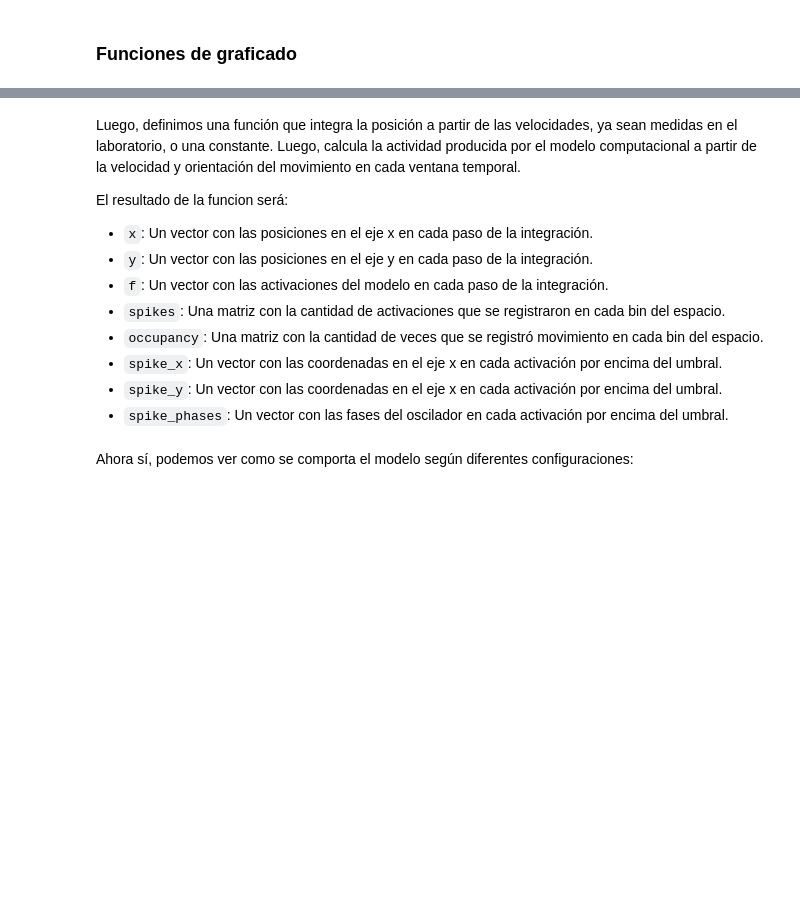
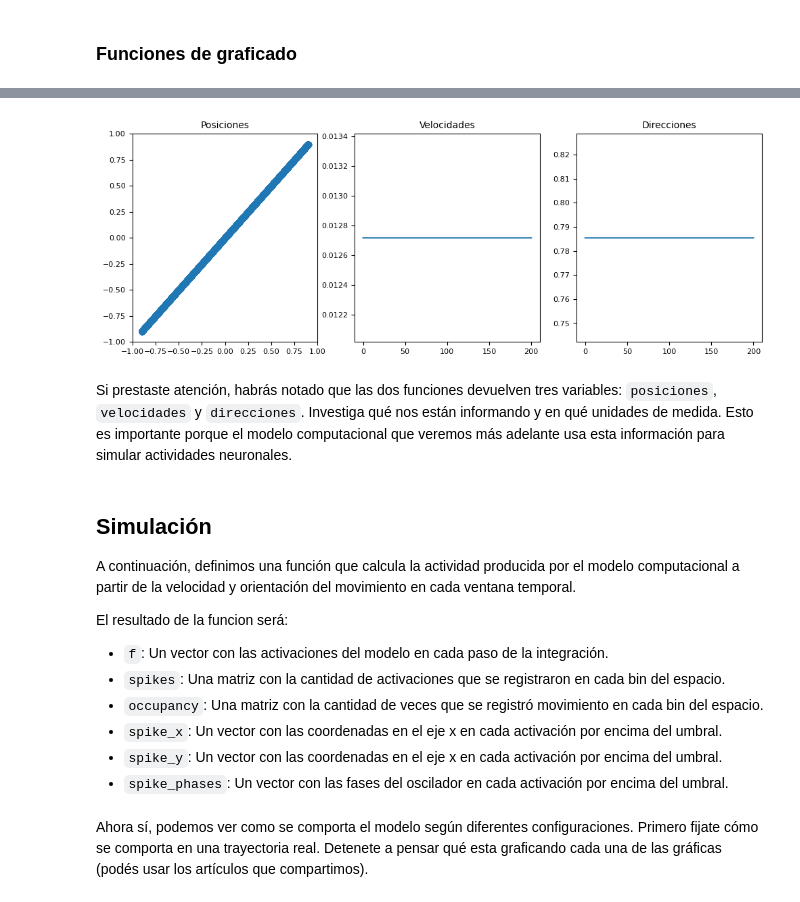
Before and after one commit to MaestriaCienciasCognitivas/ncc, a Jupyter notebook: book/notebooks/S14_Practico11.ipynb, the cells around one changed output, grey strips where cells are left out. Saved outputs shown, nothing was run; the diff lists cells and outputs as text; code cells hidden in the pictures; blank space fills up the shorter version.

```diff
--- a/book/notebooks/S14_Practico11.ipynb
+++ b/book/notebooks/S14_Practico11.ipynb
@@ -90,10 +204,17 @@ n_spatial_bins = 60
+# %%
+posiciones, velocidades, direcciones = generar_trayectoria(t, theta=np.pi / 4)
+visualizar_trayectoria(posiciones, velocidades, direcciones)
+# %% [output]
+[figure, added]
+# %% [markdown]
+Si prestaste atención, habrás notado que las dos funciones devuelven tres variables: `posiciones`, `velocidades` y `direcciones`. Investiga qué nos están informando y en qué unidades de medida. Esto es importante porque el modelo computacional que veremos más adelante usa esta información para simular actividades neuronales.
 # %% [markdown]
-Luego, definimos una función que integra la posición a partir de las velocidades, ya sean medidas en el laboratorio, o una constante. Luego, calcula la actividad producida por el modelo computacional a partir de la velocidad y orientación del movimiento en cada ventana temporal.
+## Simulación
+
+A continuación, definimos una función que calcula la actividad producida por el modelo computacional a partir de la velocidad y orientación del movimiento en cada ventana temporal.
 
 El resultado de la funcion será:
 
-- `x`: Un vector con las posiciones en el eje x en cada paso de la integración.
-- `y`: Un vector con las posiciones en el eje y en cada paso de la integración.
 - `f`: Un vector con las activaciones del modelo en cada paso de la integración.
 - `spikes`: Una matriz con la cantidad de activaciones que se registraron en cada bin del espacio.
 - `occupancy`: Una matriz con la cantidad de veces que se registró movimiento en cada bin del espacio.
@@ -210,3 +288,3 @@ def integrar_modelo(use_real_trajectory = True, base_freq = 6.42, dir_preference
 # %% [markdown]
-Ahora sí, podemos ver como se comporta el modelo según diferentes configuraciones:
+Ahora sí, podemos ver como se comporta el modelo según diferentes configuraciones. Primero fijate cómo se comporta en una trayectoria real. Detenete a pensar qué esta graficando cada una de las gráficas (podés usar los artículos que compartimos).
 # %%
```
Also changed, not shown: parts of 15 cells of this notebook.
